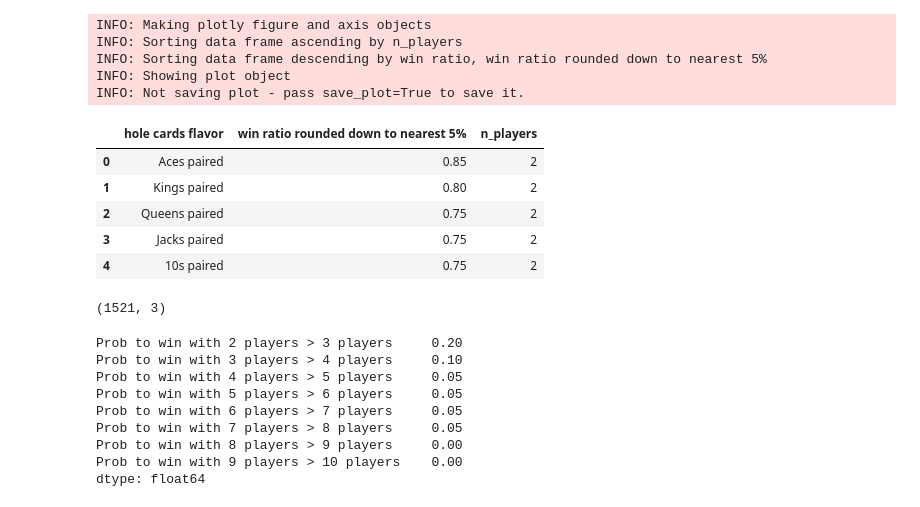
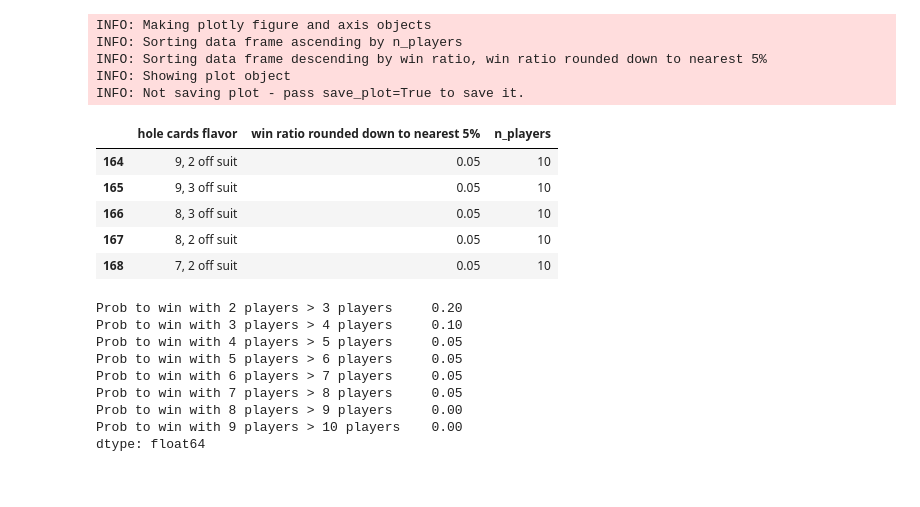
Before and after one commit to KatlehoJordan/holdem_simulator, a Jupyter notebook: experiment.ipynb, the cells around one changed output. Saved outputs shown, nothing was run; the diff lists cells and outputs as text; code cells hidden in the pictures.

```diff
--- a/experiment.ipynb
+++ b/experiment.ipynb
@@ -35,25 +35,18 @@ INFO: Sorting data frame ascending by n_players
 INFO: Sorting data frame descending by win ratio, win ratio rounded down to nearest 5%
 INFO: Showing plot object
 INFO: Not saving plot - pass save_plot=True to save it.
-# %%
-from src.plot_data import _load_all_players_wins_by_hole_cards_flavor_df
-
-df = _load_all_players_wins_by_hole_cards_flavor_df()
-df = df.drop(
-    columns=["appearances", "wins", "win ratio", "fewer than expected appearances"]
-)
-df.head()
-# %% [output]
-|  | hole cards flavor | win ratio rounded down to nearest 5% | n_players |
-| 0 | Aces paired | 0.85 | 2 |
-| 1 | Kings paired | 0.80 | 2 |
-| 2 | Queens paired | 0.75 | 2 |
-| 3 | Jacks paired | 0.75 | 2 |
-| 4 | 10s paired | 0.75 | 2 |
-# %%
-df.shape
-# %% [output]
-(1521, 3)
+# %%
+from src.get_rounded_win_prob_for_hole_cards_and_players import get_rounded_win_prob_for_hole_cards_and_players
+
+df = get_rounded_win_prob_for_hole_cards_and_players()
+df.tail()
+# %% [output]
+|  | hole cards flavor | win ratio rounded down to nearest 5% | n_players |
+| 164 | 9, 2 off suit | 0.05 | 10 |
+| 165 | 9, 3 off suit | 0.05 | 10 |
+| 166 | 8, 3 off suit | 0.05 | 10 |
+| 167 | 8, 2 off suit | 0.05 | 10 |
+| 168 | 7, 2 off suit | 0.05 | 10 |
 # %%
 def make_heatmap_for_hole_card_families(str_to_search: str):
     tmp_df = (
```
Also changed, not shown: parts of 1 cell of this notebook, 13 other files.
